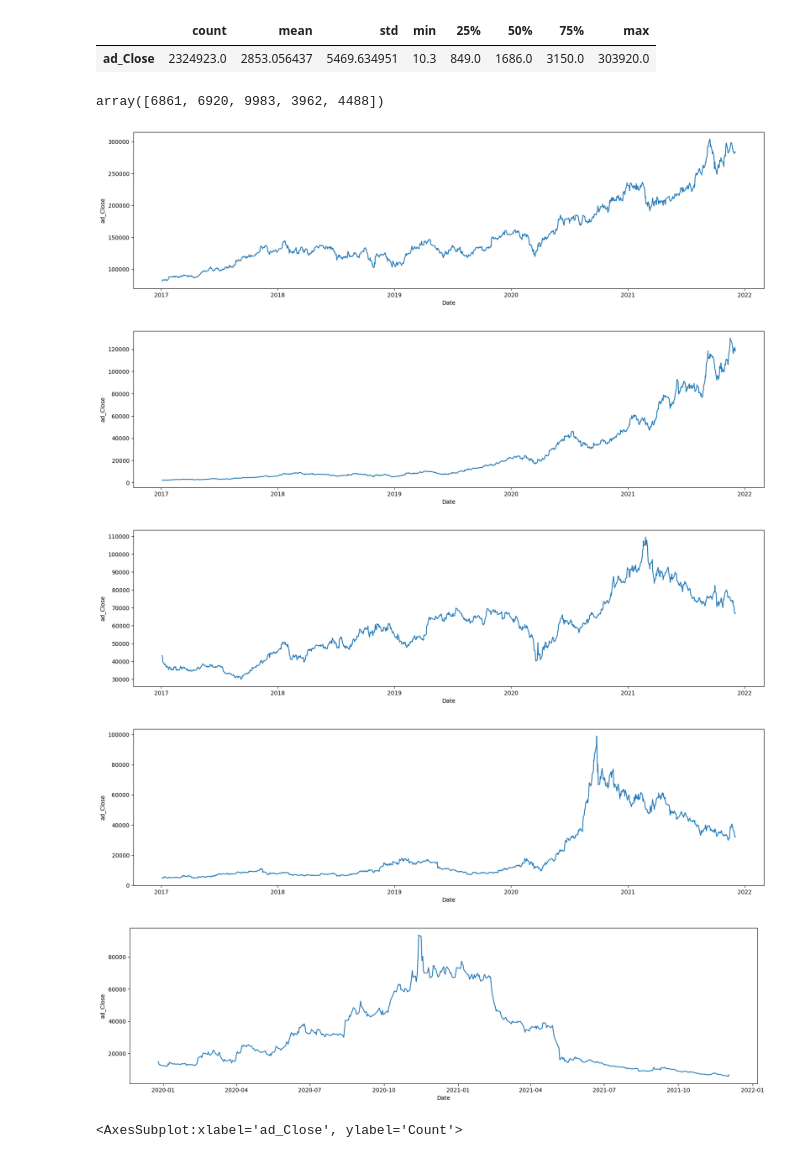
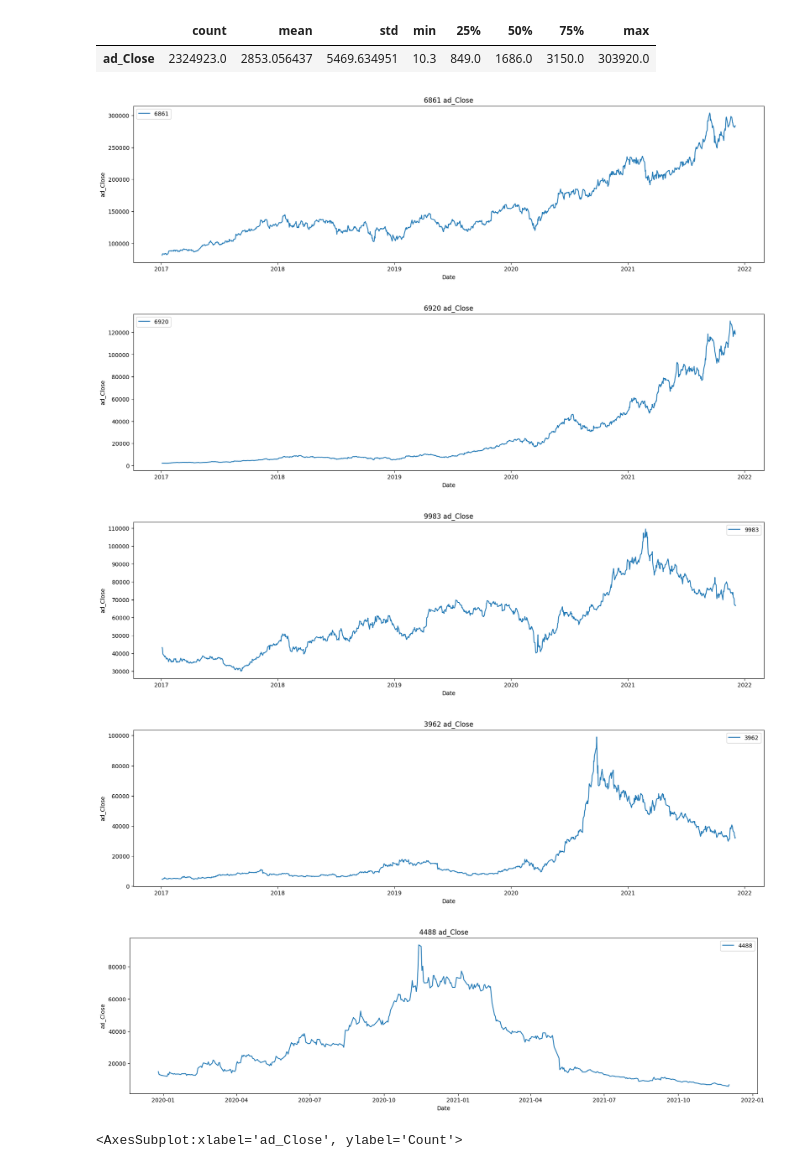
Before and after one commit to valentina-bec/tokyo-stock-exchange, a Jupyter notebook: notebooks/data.ipynb, the cells around one changed output. Drawn from its saved outputs; the diff is of its cells as text; code cells hidden in the pictures.

```diff
--- a/notebooks/data.ipynb
+++ b/notebooks/data.ipynb
@@ -410,15 +404,9 @@ print(f'new codes since 2017: {new_codes.SecuritiesCode.count()}')
 #print(old_codes.SecuritiesCode.count())
 # %% [output]
 new codes since 2017: 135
-# %%
-def plot_stock(df, Code, feature='Target'):
-    df = df.query('SecuritiesCode==@Code')
-    #plt.figure(figsize=(20,5))
-    sns.lineplot(data=df, y=feature, x='Date', label=code)
 # %%
-fig, ax = plt.subplots(figsize=(20,5))
-for code in [1375, 1301, 4488]:
-    plot_stock(prices, code)
-
-    ax.xaxis.set_major_formatter(DateFormatter("%m-%Y"))
+#fig, ax = plt.subplots(figsize=(20,5))
+for cod in [1375, 1301, 4488]:
+    plot_stock(prices, code=cod, feature='Close')
+    #ax.xaxis.set_major_formatter(DateFormatter("%m-%Y"))
 # %% [output]
@@ -956,7 +782,0 @@ df_8194.head()
-# %%
-df = pd.DataFrame()
-for cod in codes:
-    df_code = df_security_code(prices, cod)
-    df_code = df_code[['Date', 'Close']].set_index(['Date'])
-
-    df = pd.concat([df, df_code], axis=1)
@@ -1063,7 +904,7 @@ for i in tqdm([8876, 6630, 7453, 7638]): #tqdm(prices.SecuritiesCode.unique()):
     adjusted_df = adjust_price(df)
     adjusted_data = pd.concat([adjusted_data, adjusted_df ], axis=0)
 # %%
-def plot_stock(df, Code):
+def plot_adstock(df, Code):
     single_stock = df.query('SecuritiesCode==@Code')
     plt.figure(figsize=(20,5))
     sns.lineplot(data=single_stock, y='Close', x='Date')
@@ -1098,22 +939,18 @@ pd.DataFrame(adjusted_data.ad_Close.describe()).T
 # %% [output]
 |  | count | mean | std | min | 25% | 50% | 75% | max |
 | ad_Close | 2324923.0 | 2853.056437 | 5469.634951 | 10.3 | 849.0 | 1686.0 | 3150.0 | 303920.0 |
-# %%
-adjusted_data.sort_values('ad_Close', ascending=False).SecuritiesCode.unique()[:5]
-# %% [output]
-array([6861, 6920, 9983, 3962, 4488])
 # %%
 codes = [6861, 6920, 9983, 3962, 4488]
 for cod in codes:
-    df_code = df_security_code(adjusted_data, cod)
-    plt.figure(figsize = (20,5))
-    sns.lineplot(data=df_code, x ='Date', y ='ad_Close')
+    #df_code = df_security_code(adjusted_data, cod)
+    #plt.figure(figsize = (20,5))
+    plot_stock(adjusted_data, cod, feature='ad_Close')
 # %% [output]
-[figure, old version]
+[figure, new version]
-[figure, old version]
+[figure, new version]
-[figure, old version]
+[figure, new version]
-[figure, old version]
+[figure, new version]
-[figure, old version]
+[figure, new version]
 # %%
 stock_group = adjusted_data.groupby('SecuritiesCode').mean()
 sns.histplot(stock_group.ad_Close, bins=100)
```
Also changed, not shown: parts of 86 cells of this notebook, 1 other file.
